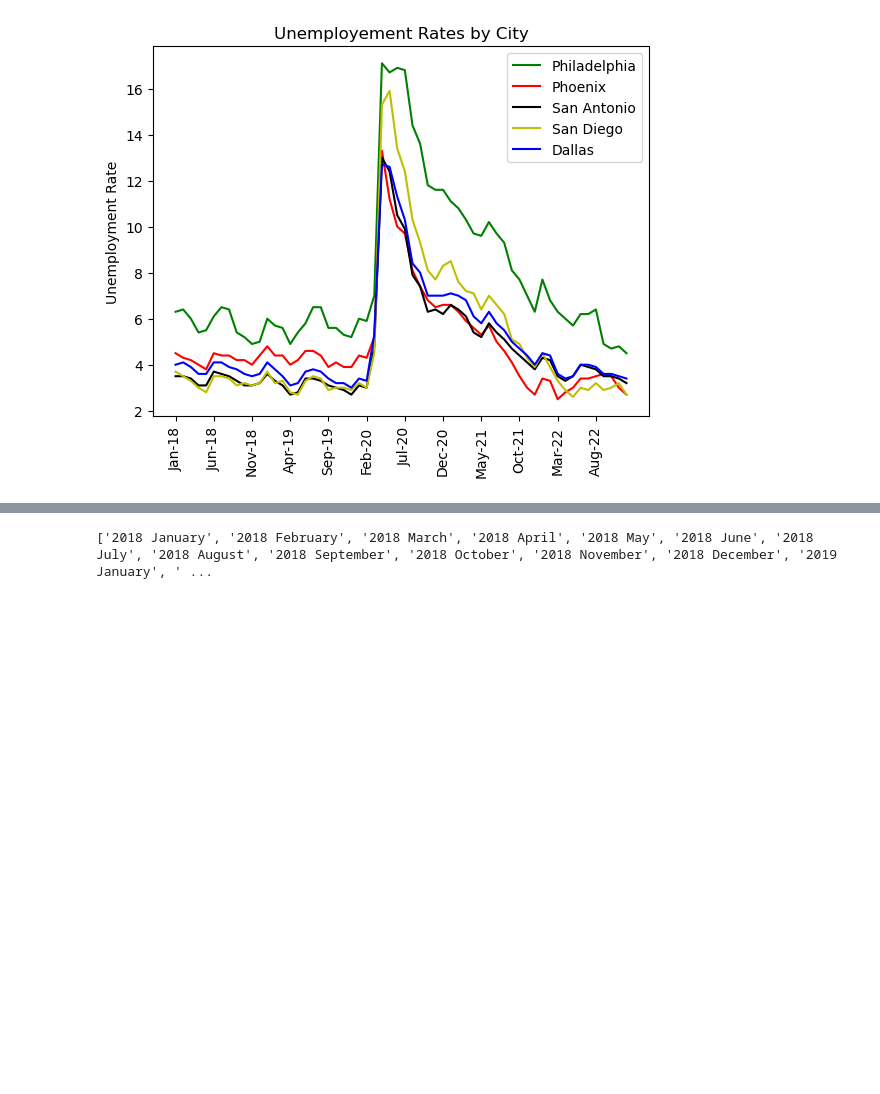
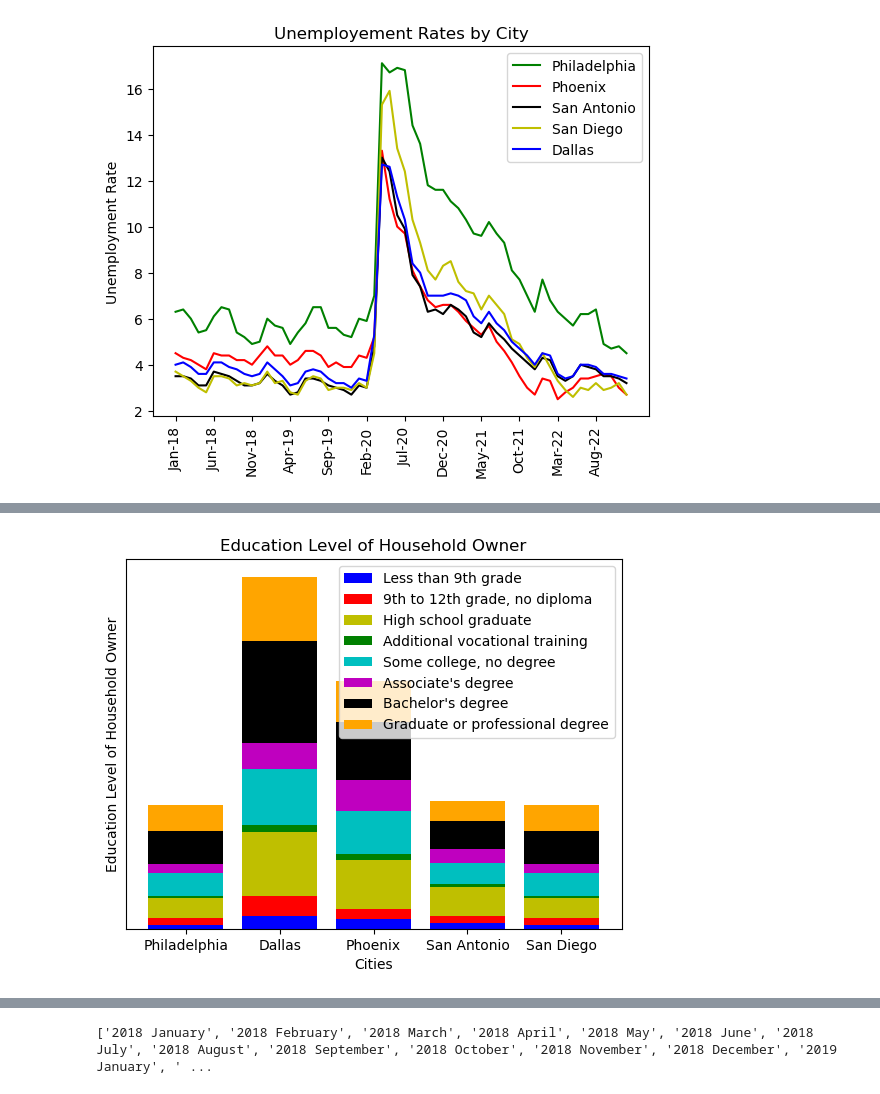
Before and after one commit to JoseMelvin-Calleja/Group-4-Project-1, a Jupyter notebook: Combined Notebook.ipynb, the cells around one changed output, grey strips where cells are left out. Cells and saved outputs as stored; diff of their text form; code cells hidden in the pictures; blank space fills up the shorter version.

```diff
--- a/Combined Notebook.ipynb
+++ b/Combined Notebook.ipynb
@@ -48,3 +213,33 @@ plt.show()
+# %%
+x =["Philadelphia", "Dallas", "Phoenix", "San Antonio", "San Diego"]
+y1=np.array([19.4,61.8,49.4,26.9,19.4])
+y2=np.array([31.2,98,47.7,38,31.2])
+y3=np.array([102.2,313.2,239.2,141.4,102.2])
+y4=np.array([10.2,37.7,28.5,12,10.2])
+y5=np.array([111,272.7,215.4,105.7,111])
+y6=np.array([46.5,128.4,151.2,66.8,46.5])
+y7=np.array([159.9,504.4,283.6,138.9,159.9])
+y8=np.array([125.6,313.8,200.6,95.8,125.6])
+
+plt.bar(x, y1, color='b')
+plt.bar(x, y2, bottom=y1, color='r')
+plt.bar(x, y3, bottom=y1+y2, color='y')
+plt.bar(x, y4, bottom=y1+y2+y3, color='g')
+plt.bar(x, y5, bottom=y1+y2+y3+y4, color='c')
+plt.bar(x, y6, bottom=y1+y2+y3+y4+y5, color='m')
+plt.bar(x, y7, bottom=y1+y2+y3+y4+y5+y6, color='k')
+plt.bar(x, y8, bottom=y1+y2+y3+y4+y5+y6+y7, color='orange')
+
+plt.xlabel("Cities")
+plt.ylabel("Education Level of Household Owner")
+plt.tick_params(left = False, right = False , labelleft = False)
+plt.legend(["Less than 9th grade", "9th to 12th grade, no diploma", "High school graduate", "Additional vocational training", "Some college, no degree","Associate's degree", "Bachelor's degree", "Graduate or professional degree"])
+plt.savefig("output_data/EducationLevel.png")
+plt.title("Education Level of Household Owner")
+
+plt.show()
+# %% [output]
+[figure, added]
 # %%
 #Home Values
 # %%
```
Also changed, not shown: parts of 47 cells of this notebook, 7 other files.
